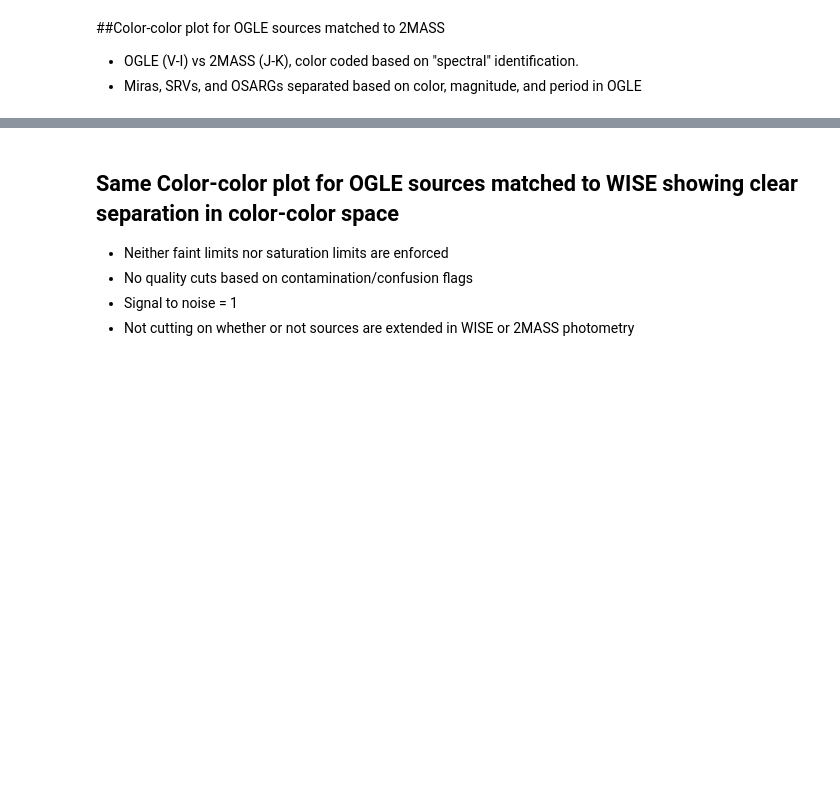
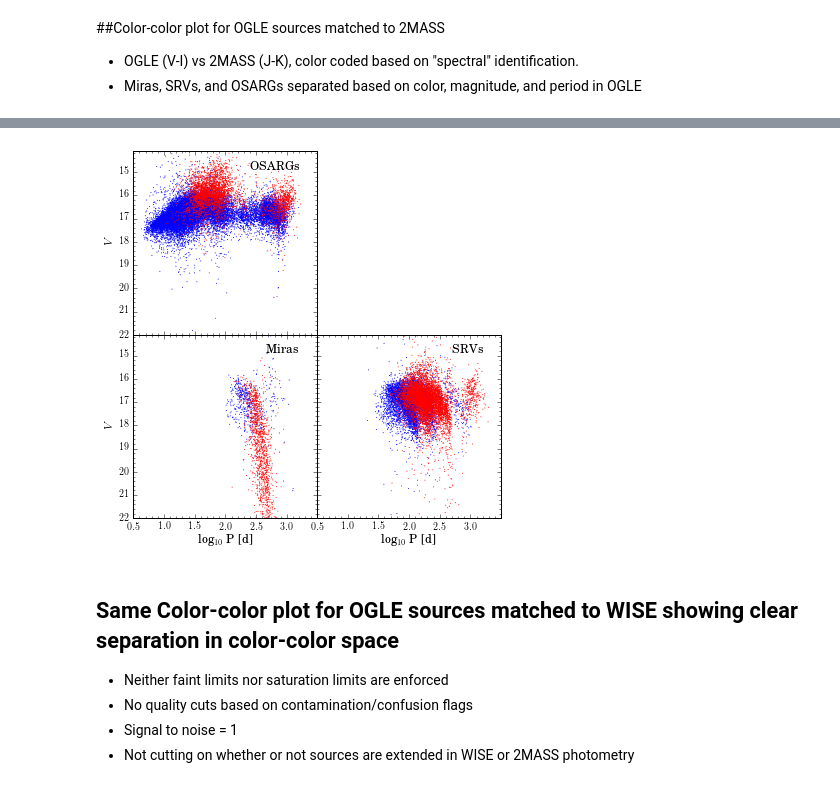
Before and after one commit to nhuntwalker/new_work_scripts, a Jupyter notebook: macho_ogle_simbad_distributions.ipynb, the cells around one changed output, grey strips where cells are left out. Saved outputs shown, nothing was run; the diff lists cells and outputs as text; code cells hidden in the pictures; blank space fills up the shorter version.

```diff
--- a/macho_ogle_simbad_distributions.ipynb
+++ b/macho_ogle_simbad_distributions.ipynb
@@ -142,3 +154,16 @@ three_cell_plot(x1, x2, x3, y1, y2, y3, xlabel="$(J-K_s)$", ylabel="$(V-I)$",
+# %%
+x1 = [np.log10(ogle_matched.data.P_1[cut1]), np.log10(ogle_matched.data.P_1[cut2])]
+x2 = [np.log10(ogle_matched.data.P_1[cut3]), np.log10(ogle_matched.data.P_1[cut4])]
+x3 = [np.log10(ogle_matched.data.P_1[cut5]), np.log10(ogle_matched.data.P_1[cut6])]
+
+y1 = [ogle_matched.data.V[cut1], ogle_matched.data.V[cut2]]
+y2 = [ogle_matched.data.V[cut3], ogle_matched.data.V[cut4]]
+y3 = [ogle_matched.data.V[cut5], ogle_matched.data.V[cut6]]
+
+three_cell_plot(x1, x2, x3, y1, y2, y3, xlabel="log$_{10}$ P [d]", ylabel="$V$",
+                ylims=(22,14.1), xlims=(0.5,3.49), txt1="OSARGs", txt2="Miras", txt3="SRVs")
+# %% [output]
+[figure, added]
 # %% [markdown]
 ## Same Color-color plot for OGLE sources matched to WISE showing clear separation in color-color space
 - Neither faint limits nor saturation limits are enforced
```
Also changed, not shown: parts of 9 cells of this notebook.
